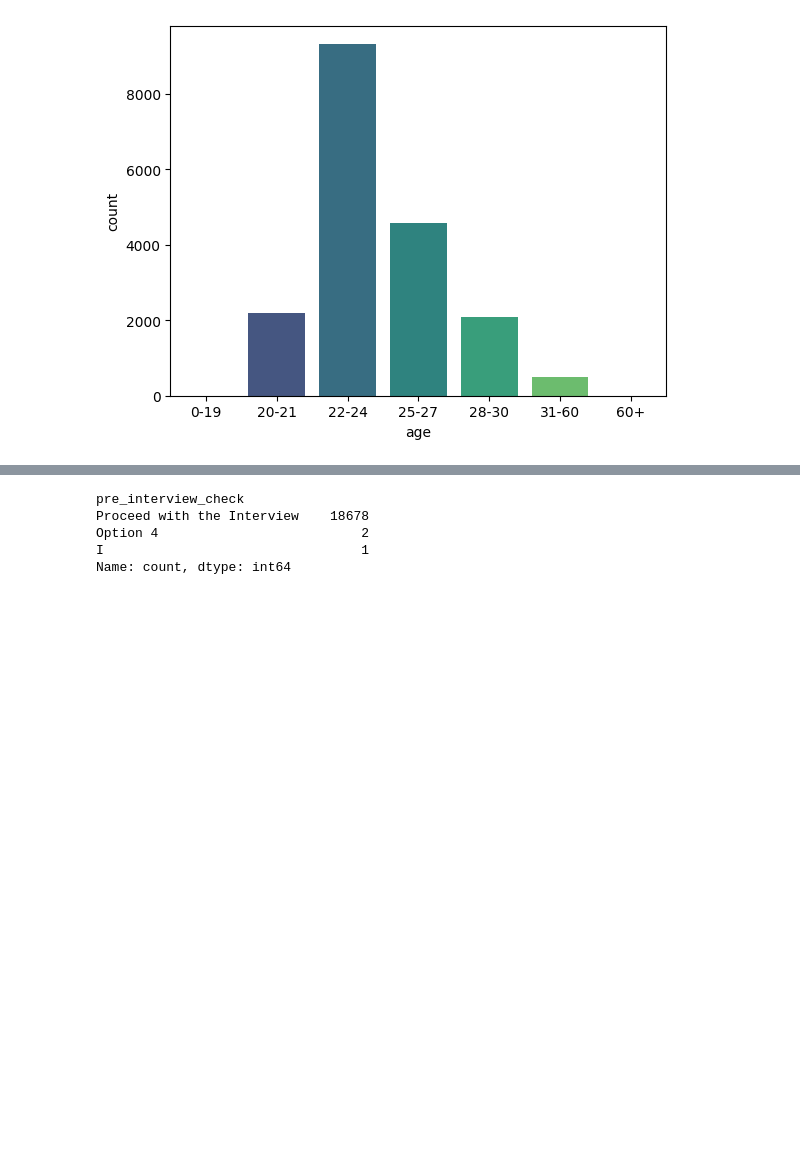
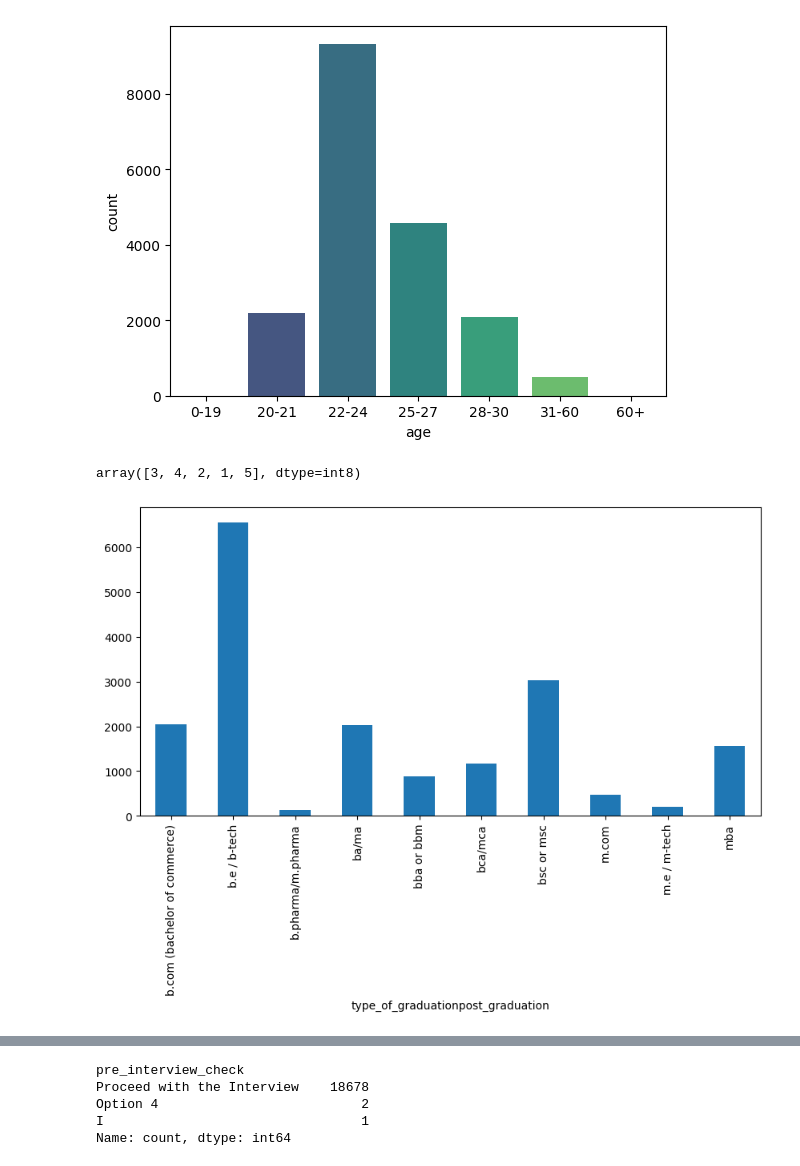
Before and after one commit to AshuutoshVish/Models_Training, a Jupyter notebook: re-preprocessing-byjus.ipynb, the cells around one changed output, grey strips where cells are left out. Cells and saved outputs as stored; diff of their text form; code cells hidden in the pictures; blank space fills up the shorter version.

```diff
--- a/re-preprocessing-byjus.ipynb
+++ b/re-preprocessing-byjus.ipynb
@@ -211,3 +161,16 @@ sns.countplot(x=df['age'], palette="viridis", order=labels)
 plt.show()
 # %% [output]
 [figure]
+# %%
+df['age'] = df['age'].cat.codes
+# %%
+df['age'].unique()
+# %% [output]
+array([3, 4, 2, 1, 5], dtype=int8)
+# %%
+df['type_of_graduationpost_graduation'] = df['type_of_graduationpost_graduation'].str.lower() #-------------------------------------------------------------------------------
+# %%
+df['type_of_graduationpost_graduation'].value_counts().head(10).sort_index().plot(kind='bar', figsize=(10,5))
+plt.show()
+# %% [output]
+[figure, added]
```
Also changed, not shown: parts of 198 cells of this notebook.
